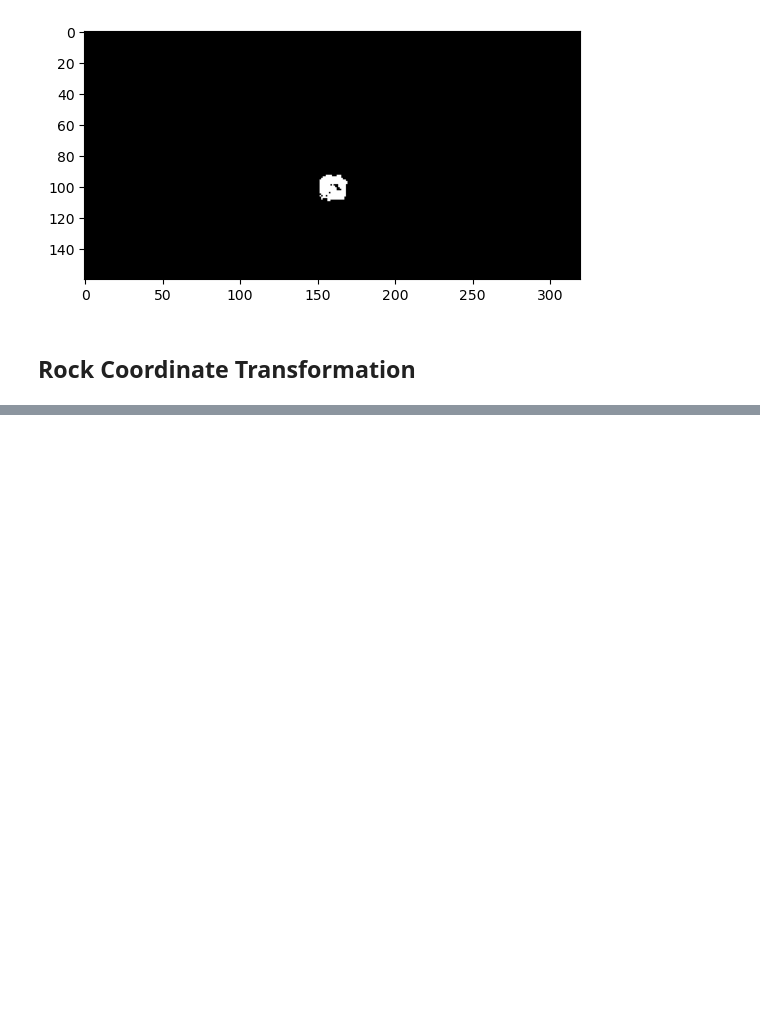
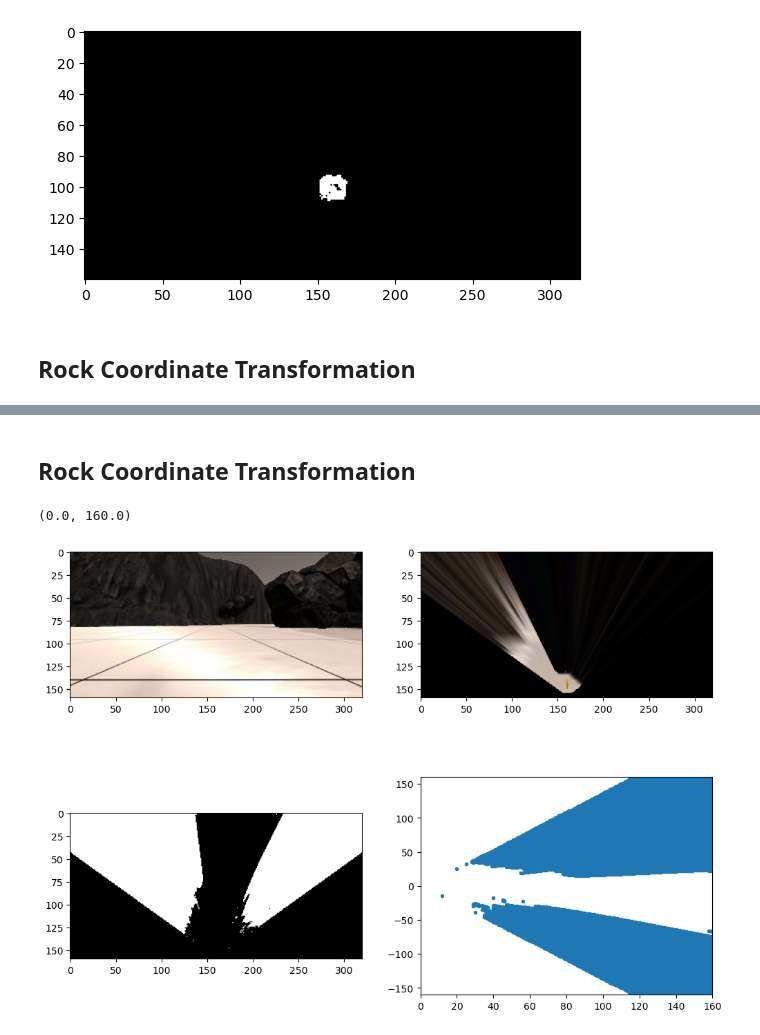
Before and after one commit to Ismail1909/CSE374s_MarsRoverProject, a Jupyter notebook: project_notebook.ipynb, the cells around one changed output, grey strips where cells are left out. Drawn from its saved outputs; the diff is of its cells as text; code cells hidden in the pictures; blank space fills up the shorter version.

```diff
--- a/project_notebook.ipynb
+++ b/project_notebook.ipynb
@@ -243,0 +253,26 @@ plt.arrow(0, 0, x_arrow, y_arrow, color='red', zorder=2, head_width=10, width=2)
+# %% [markdown]
+## Rock Coordinate Transformation
+# %%
+
+obs_xpix, obs_ypix = rover_coords(obstacles_img)
+
+dist, angles = to_polar_coords(obs_xpix, obs_ypix)
+mean_dir = np.mean(angles)
+
+
+
+# Do some plotting
+fig = plt.figure(figsize=(12,9))
+plt.subplot(221)
+plt.imshow(grid_img)
+plt.subplot(222)
+plt.imshow(warped)
+plt.subplot(223)
+plt.imshow(obstacles_img, cmap='gray')
+plt.subplot(224)
+plt.plot(obs_xpix, obs_ypix, '.')
+plt.ylim(-160, 160)
+plt.xlim(0, 160)
+# %% [output]
+(0.0, 160.0)
+[figure, added]
```
Also changed, not shown: parts of 14 cells of this notebook.
